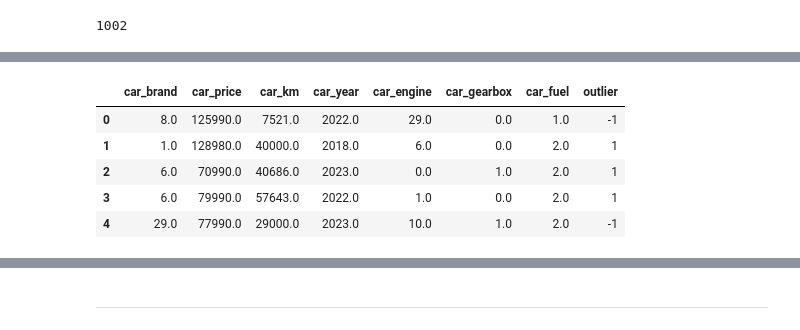
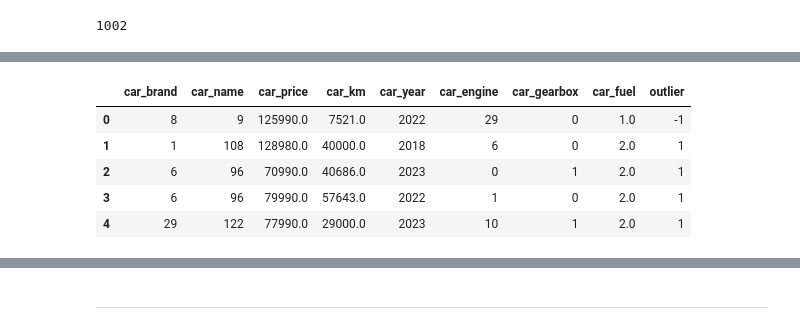
Before and after one commit to V1ct0rC/analise-seminovos-recife, a Jupyter notebook: TAGDI_Projeto_1.ipynb, the cells around one changed output, grey strips where cells are left out. Cells and saved outputs as stored; diff of their text form; code cells hidden in the pictures.

```diff
--- a/TAGDI_Projeto_1.ipynb
+++ b/TAGDI_Projeto_1.ipynb
@@ -98,7 +125,7 @@ df_cars.head()
 <p align="justify">
 Além das colunas irrelevantes, será feita a remoção de linhas duplicadas, caso existam.
 # %%
-df_cars.drop(['page', 'car_name', 'car_desc'], axis=1, inplace=True)
+df_cars.drop(['page', 'car_desc'], axis=1, inplace=True)
 df_cars.drop_duplicates(inplace=True)
 
 df_cars.head()
@@ -166,6 +194,7 @@ A primeira coisa a ser é mudar o tipo de dados de "object" para "category", par
 df_cars_cat = df_cars.copy()
 
 df_cars_cat['car_brand'] = df_cars['car_brand'].astype('category')
+df_cars_cat['car_name'] = df_cars['car_name'].astype('category')
 df_cars_cat['car_engine'] = df_cars['car_engine'].astype('category')
 df_cars_cat['car_gearbox'] = df_cars['car_gearbox'].astype('category')
 df_cars_cat['car_fuel'] = df_cars['car_fuel'].astype('category')
@@ -277,11 +312,13 @@ A operação cat.codes converte as labels do formato de string para um formato n
 df_cars_codes = df_cars_cat.copy()
 
 df_cars_codes['car_brand'] = df_cars_cat['car_brand'].cat.codes
+df_cars_codes['car_name'] = df_cars_cat['car_name'].cat.codes
 df_cars_codes['car_engine'] = df_cars_cat['car_engine'].cat.codes
 df_cars_codes['car_gearbox'] = df_cars_cat['car_gearbox'].cat.codes
 df_cars_codes['car_fuel'] = df_cars_cat['car_fuel'].cat.codes.replace(-1, np.nan)
 
 print('Brand:', df_cars_codes['car_brand'].mean(), df_cars_codes['car_brand'].median())
+print('Name:', df_cars_codes['car_name'].mean(), df_cars_codes['car_brand'].median())
 print('Engine:', df_cars_codes['car_engine'].mean(), df_cars_codes['car_engine'].median())
 print('Gearbox:', df_cars_codes['car_gearbox'].mean(), df_cars_codes['car_gearbox'].median())
 print('Fuel:', df_cars_codes['car_fuel'].mean(), df_cars_codes['car_fuel'].median())
@@ -647,0 +728,3 @@ df_knn_fill_if = df_knn_fill.copy()
+# %%
+df_median_fill_if = df_median_fill.copy()
+df_median_fill_if.count()
@@ -648,15 +741,15 @@ df_knn_fill_if = df_knn_fill.copy()
 # %%
 clf = IsolationForest(max_samples=100, random_state=np.random.RandomState(42))
-clf.fit(df_knn_fill_if)
+clf.fit(df_median_fill_if)
 
-scores = clf.predict(df_knn_fill_if)
-df_knn_fill_if['outlier'] = scores
+scores = clf.predict(df_median_fill_if)
+df_median_fill_if['outlier'] = scores
 
-df_knn_fill_if.head()
+df_median_fill_if.head()
 # %% [output]
-|  | car_brand | car_price | car_km | car_year | car_engine | car_gearbox | car_fuel | outlier |
-| 0 | 8.0 | 125990.0 | 7521.0 | 2022.0 | 29.0 | 0.0 | 1.0 | -1 |
-| 1 | 1.0 | 128980.0 | 40000.0 | 2018.0 | 6.0 | 0.0 | 2.0 | 1 |
-| 2 | 6.0 | 70990.0 | 40686.0 | 2023.0 | 0.0 | 1.0 | 2.0 | 1 |
-| 3 | 6.0 | 79990.0 | 57643.0 | 2022.0 | 1.0 | 0.0 | 2.0 | 1 |
-| 4 | 29.0 | 77990.0 | 29000.0 | 2023.0 | 10.0 | 1.0 | 2.0 | -1 |
+|  | car_brand | car_name | car_price | car_km | car_year | car_engine | car_gearbox | car_fuel | outlier |
+| 0 | 8 | 9 | 125990.0 | 7521.0 | 2022 | 29 | 0 | 1.0 | -1 |
+| 1 | 1 | 108 | 128980.0 | 40000.0 | 2018 | 6 | 0 | 2.0 | 1 |
+| 2 | 6 | 96 | 70990.0 | 40686.0 | 2023 | 0 | 1 | 2.0 | 1 |
+| 3 | 6 | 96 | 79990.0 | 57643.0 | 2022 | 1 | 0 | 2.0 | 1 |
+| 4 | 29 | 122 | 77990.0 | 29000.0 | 2023 | 10 | 1 | 2.0 | 1 |
```
Also changed, not shown: parts of 52 cells of this notebook, 1 other file.
